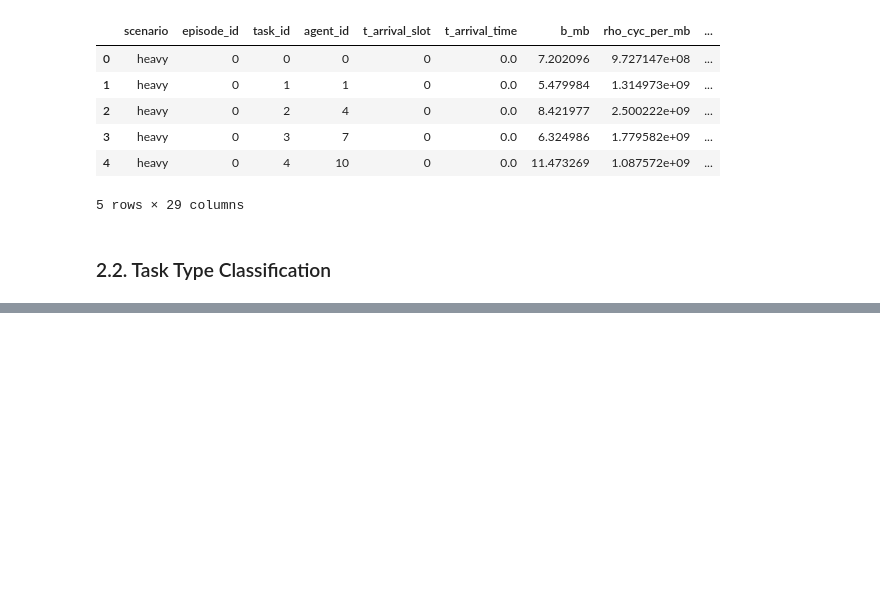
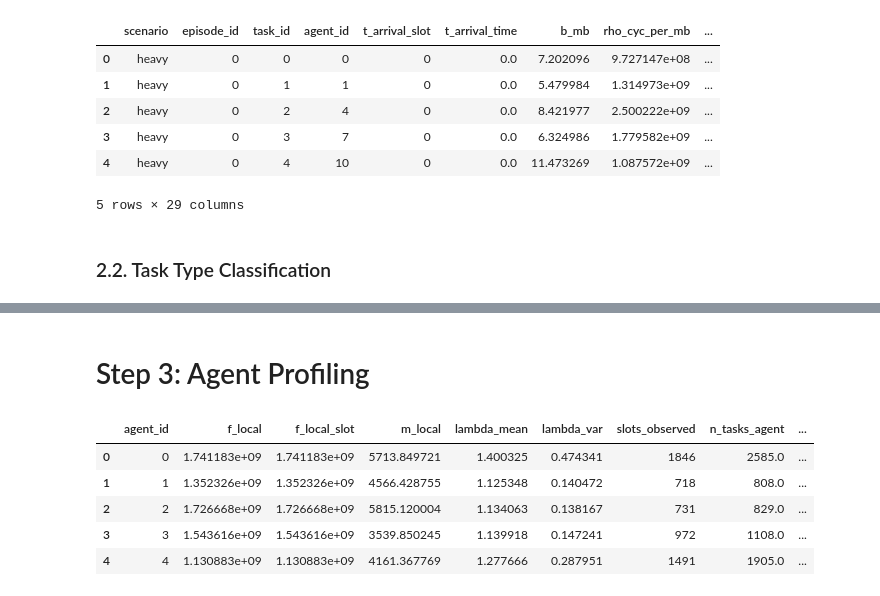
Before and after one commit to niusha-yaghini/Clustering-based-MARL-Offloading-in-Edge-Computing, a Jupyter notebook: Algorithm/Algorithm.ipynb, the cells around one changed output, grey strips where cells are left out. Saved outputs shown, nothing was run; the diff lists cells and outputs as text; code cells hidden in the pictures; blank space fills up the shorter version.

Commit message:
Step 3: Agent Profiling +added

```diff
--- a/Algorithm/Algorithm.ipynb
+++ b/Algorithm/Algorithm.ipynb
@@ -1602,0 +1610,2 @@ env_configs = apply_task_typing_in_env_configs(env_configs, verbose=True)
+# %% [markdown]
+<h1> Step 3: Agent Profiling </h1>
@@ -1602,0 +1773,16 @@ env_configs = apply_task_typing_in_env_configs(env_configs, verbose=True)
+# %%
+# Build agent profiles for all (episode → topology → scenario) environments
+agent_profiles = build_all_agent_profiles(env_configs)
+
+# Example: Access the profile table for a specific episode / topology / scenario
+agent_profiles["ep_000"]["clustered"]["heavy"].head()
+
+# Alternatively, the profile is also stored directly inside env_configs for convenience:
+env_configs["ep_000"]["clustered"]["heavy"]["agent_profiles"].head()
+# %% [output]
+|  | agent_id | f_local | f_local_slot | m_local | lambda_mean | lambda_var | slots_observed | n_tasks_agent | ... |
+| 0 | 0 | 1.741183e+09 | 1.741183e+09 | 5713.849721 | 1.400325 | 0.474341 | 1846 | 2585.0 | ... |
+| 1 | 1 | 1.352326e+09 | 1.352326e+09 | 4566.428755 | 1.125348 | 0.140472 | 718 | 808.0 | ... |
+| 2 | 2 | 1.726668e+09 | 1.726668e+09 | 5815.120004 | 1.134063 | 0.138167 | 731 | 829.0 | ... |
+| 3 | 3 | 1.543616e+09 | 1.543616e+09 | 3539.850245 | 1.139918 | 0.147241 | 972 | 1108.0 | ... |
+| 4 | 4 | 1.130883e+09 | 1.130883e+09 | 4161.367769 | 1.277666 | 0.287951 | 1491 | 1905.0 | ... |
```
Also changed, not shown: parts of 3 cells of this notebook, 1 other file.
